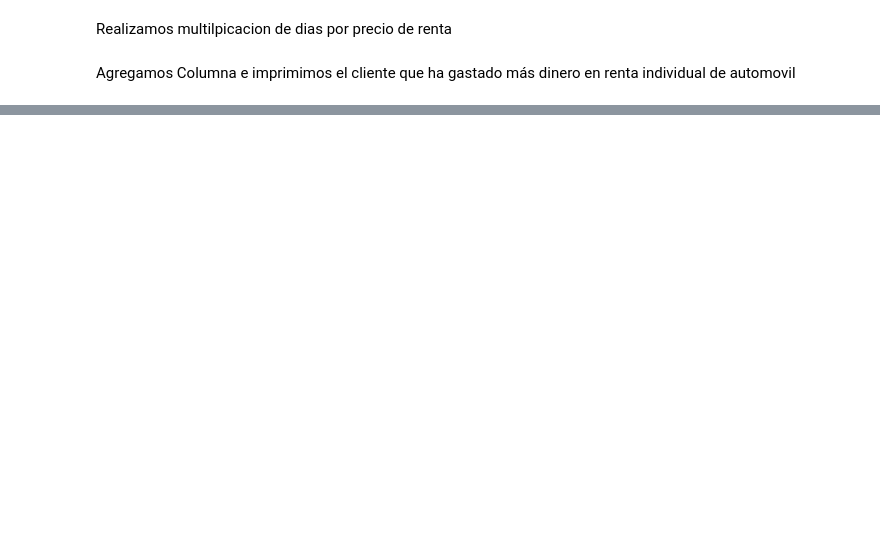
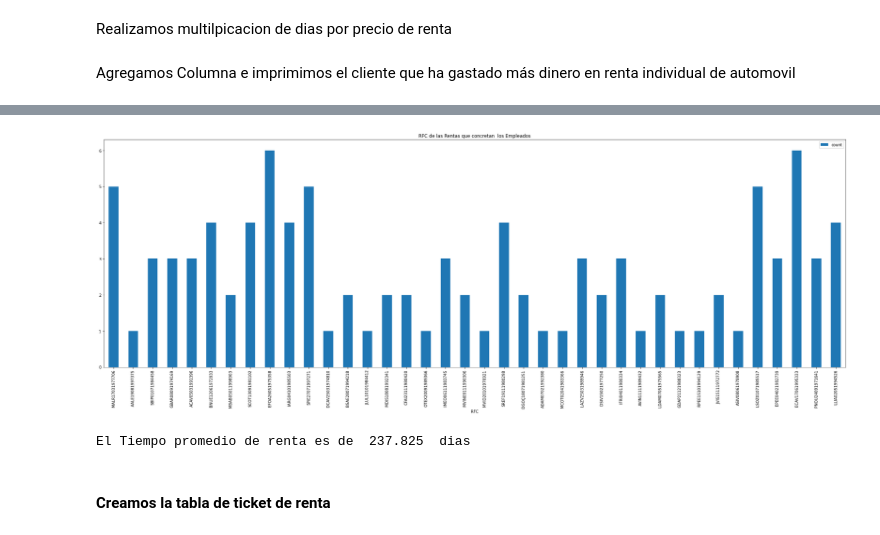
Before and after one commit to fitomx19/PyMongoAutos, a Jupyter notebook: AgenciaAutos.ipynb, the cells around one changed output, grey strips where cells are left out. Cells and saved outputs as stored; diff of their text form; code cells hidden in the pictures; blank space fills up the shorter version.

```diff
--- a/AgenciaAutos.ipynb
+++ b/AgenciaAutos.ipynb
@@ -557,0 +550,18 @@ plt.show()
+# %%
+dfTres = pd.DataFrame()
+
+
+resultTres = Reservacion.aggregate([
+    {
+        '$group': {
+            '_id': '$idEmpleado',
+            'count': {
+                '$sum': 1
+            }
+        }
+    }
+])
+#pprint(list(resultDos))
+for x in (list(resultTres)):
+    print(x)
+    dfTres = dfTres.append([x], ignore_index=True)
@@ -557,0 +586,3 @@ plt.show()
+# %%
+rfc = ReservacionEmpleadoDF['RFC']
+rfc
@@ -557,0 +607,12 @@ plt.show()
+# %%
+dfTres = dfTres.join(rfc)
+# %%
+
+
+plt.rcParams["figure.figsize"] = [27.50, 10.50]
+plt.rcParams["figure.autolayout"] = True
+dfTres.plot(x ='RFC', y='count', kind = 'bar')
+plt.title("RFC de las Rentas que concretan  los Empleados")
+plt.show()
+# %% [output]
+[figure, added]
@@ -557,0 +627,6 @@ plt.show()
+# %%
+print("El Tiempo promedio de renta es de " , TiempoPromedioRenta , " dias")
+# %% [output]
+El Tiempo promedio de renta es de  237.825  dias
+# %% [markdown]
+#### Creamos la tabla de ticket de renta
```
Also changed, not shown: parts of 63 cells of this notebook, 4 other files.
